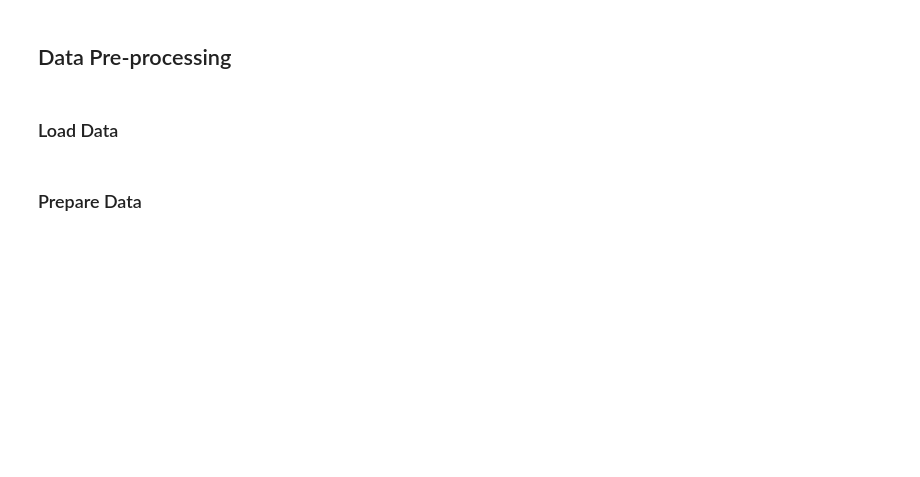
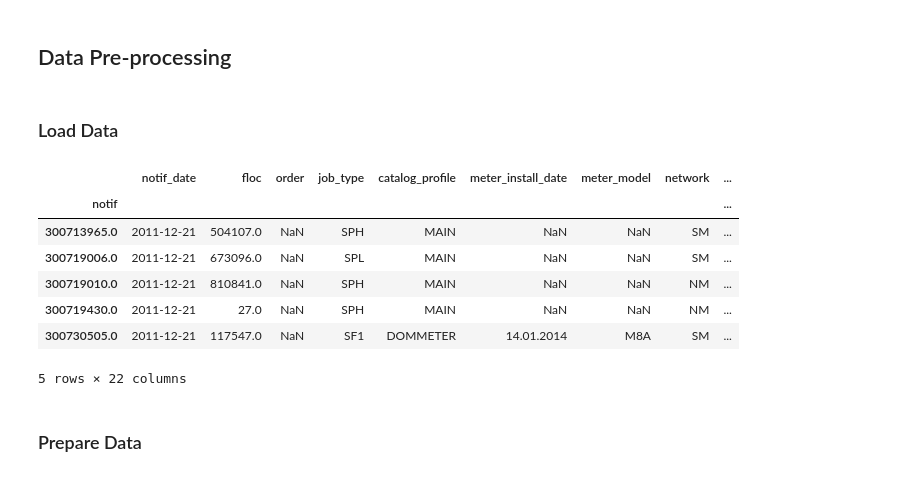
Before and after one commit to ATCOGas/VV_Forecasting, a Jupyter notebook: notebooks/Analysis_JobTypes-GRU,LSTM.ipynb, the cells around one changed output. Saved outputs shown, nothing was run; the diff lists cells and outputs as text; code cells hidden in the pictures; blank space fills up the shorter version.

```diff
--- a/notebooks/Analysis_JobTypes-GRU,LSTM.ipynb
+++ b/notebooks/Analysis_JobTypes-GRU,LSTM.ipynb
@@ -45,7 +44,16 @@ The autoreload extension is already loaded. To reload it, use:
 # %%
 # Load data
 df_raw = pd.read_csv('../data/corrective_maint_job_types.csv',index_col=0, decimal=".")
-#df_raw
+df_raw.head()
+# %% [output]
+|  | notif_date | floc | order | job_type | catalog_profile | meter_install_date | meter_model | network | ... |
+| notif |  |  |  |  |  |  |  |  | ... |
+| 300713965.0 | 2011-12-21 | 504107.0 | NaN | SPH | MAIN | NaN | NaN | SM | ... |
+| 300719006.0 | 2011-12-21 | 673096.0 | NaN | SPL | MAIN | NaN | NaN | SM | ... |
+| 300719010.0 | 2011-12-21 | 810841.0 | NaN | SPH | MAIN | NaN | NaN | NM | ... |
+| 300719430.0 | 2011-12-21 | 27.0 | NaN | SPH | MAIN | NaN | NaN | NM | ... |
+| 300730505.0 | 2011-12-21 | 117547.0 | NaN | SF1 | DOMMETER | 14.01.2014 | M8A | SM | ... |
+5 rows × 22 columns
 # %% [markdown]
 <a id='prep_data'></a>
 ### Prepare Data
```
Also changed, not shown: parts of 18 cells of this notebook.
